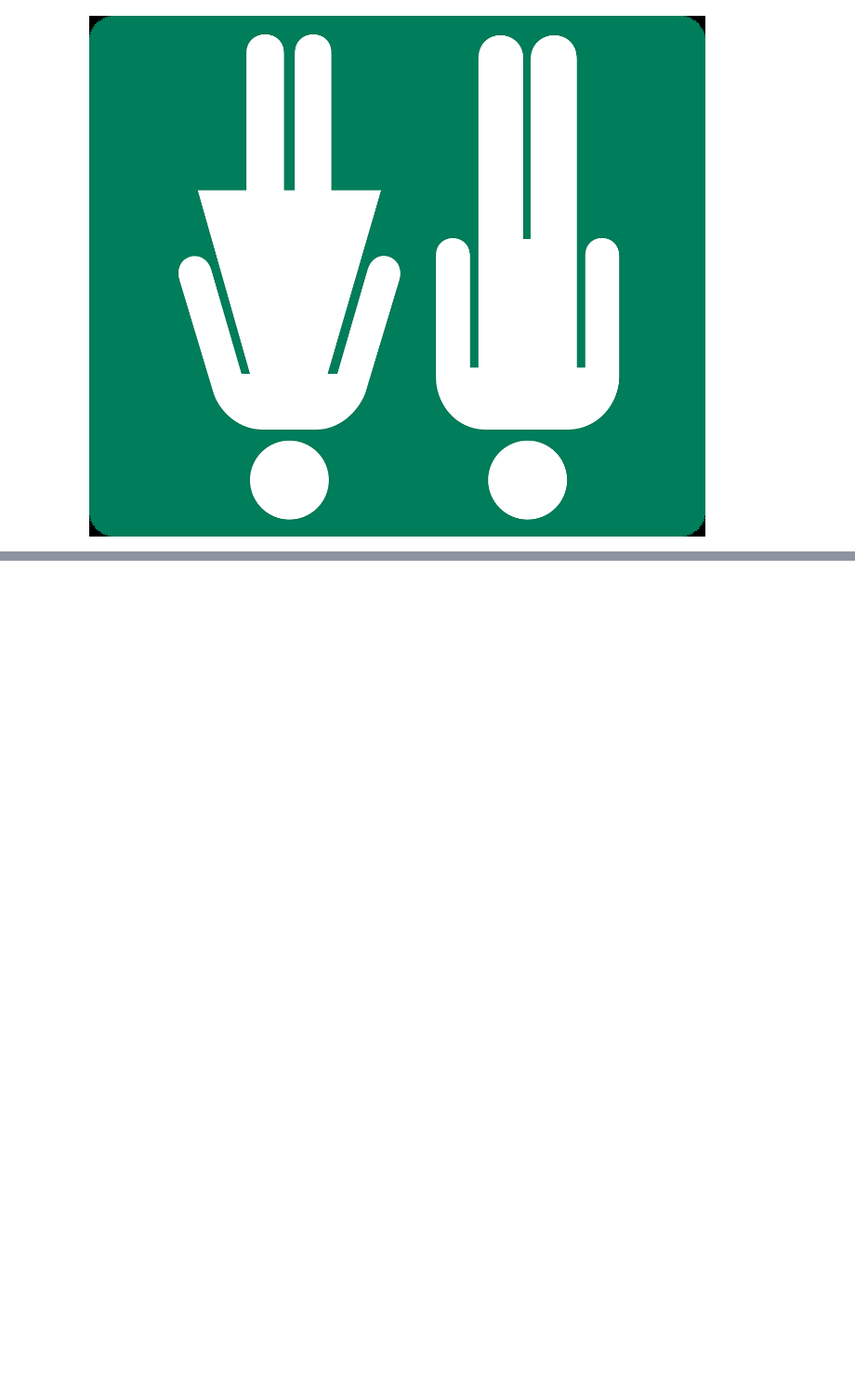
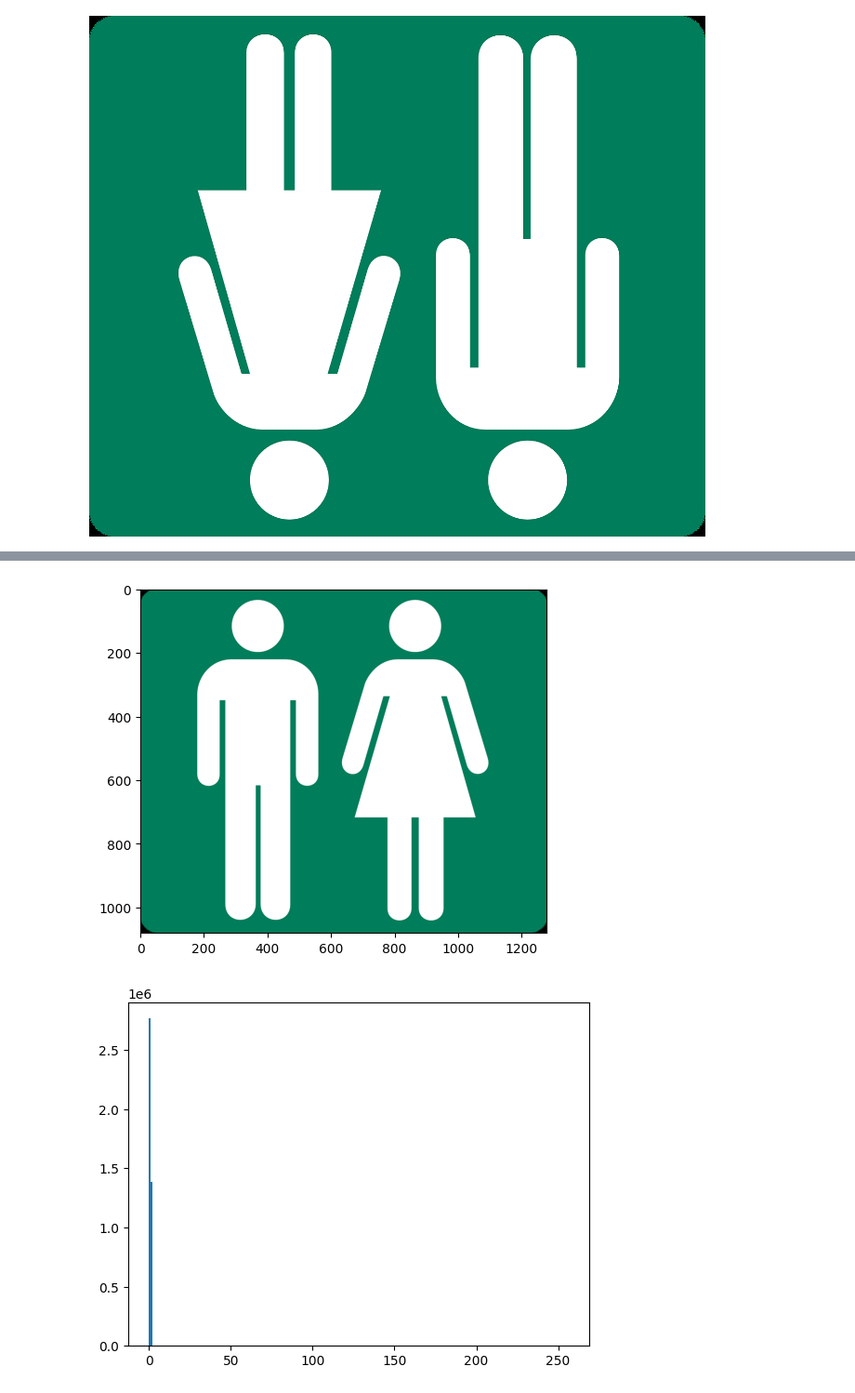
Before and after one commit to adistory07/operasi-citra, a Jupyter notebook: 12240190_ADI_KURNIAWAN.ipynb, the cells around one changed output, grey strips where cells are left out. Shown: that part at 93% size. Saved outputs shown, nothing was run; the diff lists cells and outputs as text; code cells hidden in the pictures; blank space fills up the shorter version.

```diff
--- a/12240190_ADI_KURNIAWAN.ipynb
+++ b/12240190_ADI_KURNIAWAN.ipynb
@@ -160,3 +160,13 @@ rotated = im.rotate(180)
 rotated
 # %% [output]
 [figure]
+# %%
+import matplotlib.pyplot as plt
+import matplotlib.image as mpimg
+%matplotlib inline
+from PIL import Image
+
+img = Image.open('pictogram-884043_1280.PNG')
+img.thumbnail((128, 128), Image.Resampling.LANCZOS)
+# image in-place
+imgplot = plt.imshow(img)
@@ -162,0 +175,28 @@ rotated
+# %%
+import matplotlib.pyplot as plt
+import matplotlib.image as mpimg
+%matplotlib inline
+from PIL import Image
+
+# Try opening the image using Pillow first to handle potential format issues
+try:
+    img = Image.open('pictogram-884043_1280.PNG')
+    # If it's not a PNG, convert it to one
+    if img.format != 'PNG':
+        img = img.convert('RGB')  # Convert to a standard format like RGB
+        img.save('pictogram-884043_1280_converted.PNG', 'PNG')  # Save as PNG
+        img = mpimg.imread('pictogram-884043_1280_converted.PNG')  # Read the converted image
+    else:
+        img = mpimg.imread('pictogram-884043_1280.PNG') # If it's already PNG, read directly
+except Exception as e:
+    print(f"Error opening image: {e}")
+
+imgplot = plt.imshow(img)
+
+plt.show( )
+
+plt.hist(img.ravel(),256,[0,256]);
+plt.show( )
+# %% [output]
+[figure, added]
+[figure, added]
```
Also changed, not shown: parts of 2 cells of this notebook.
